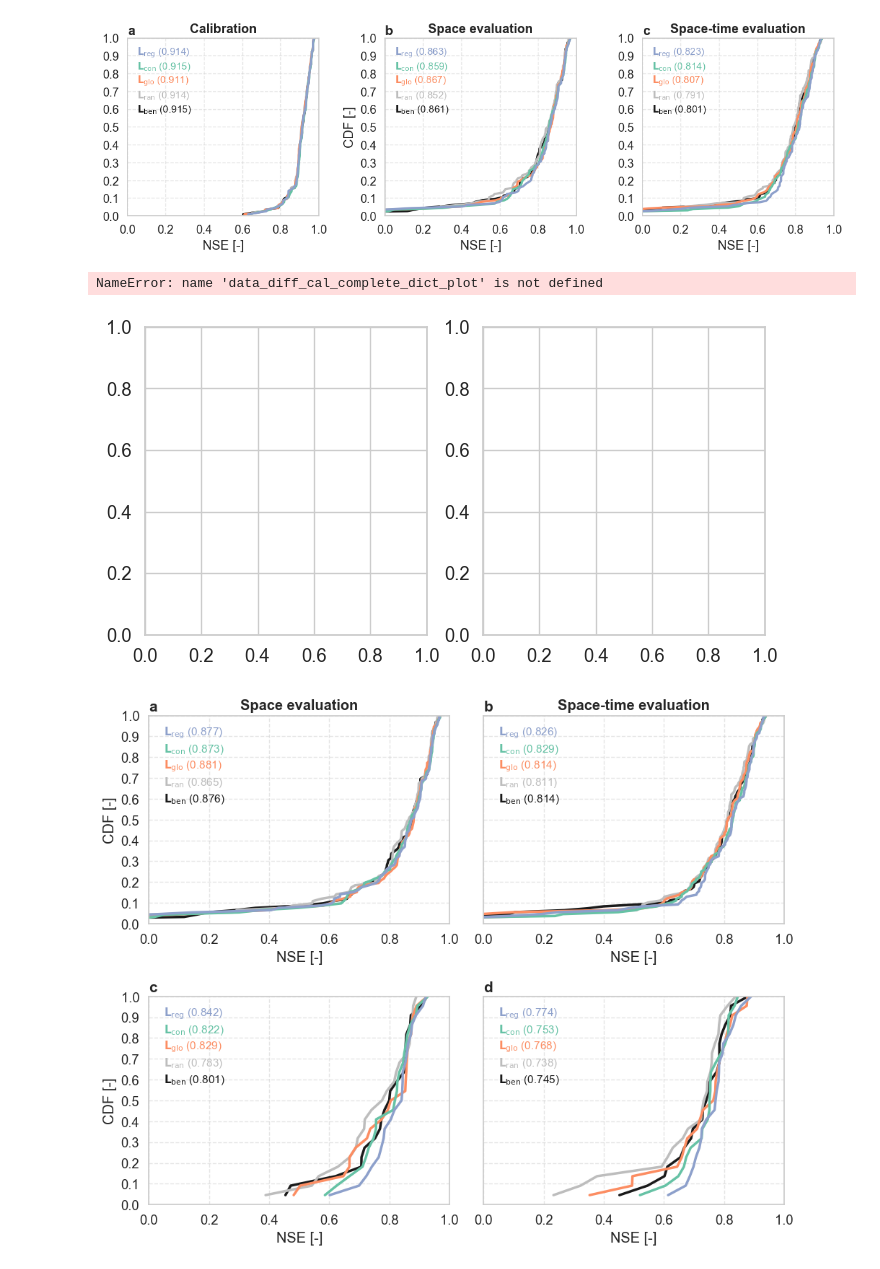
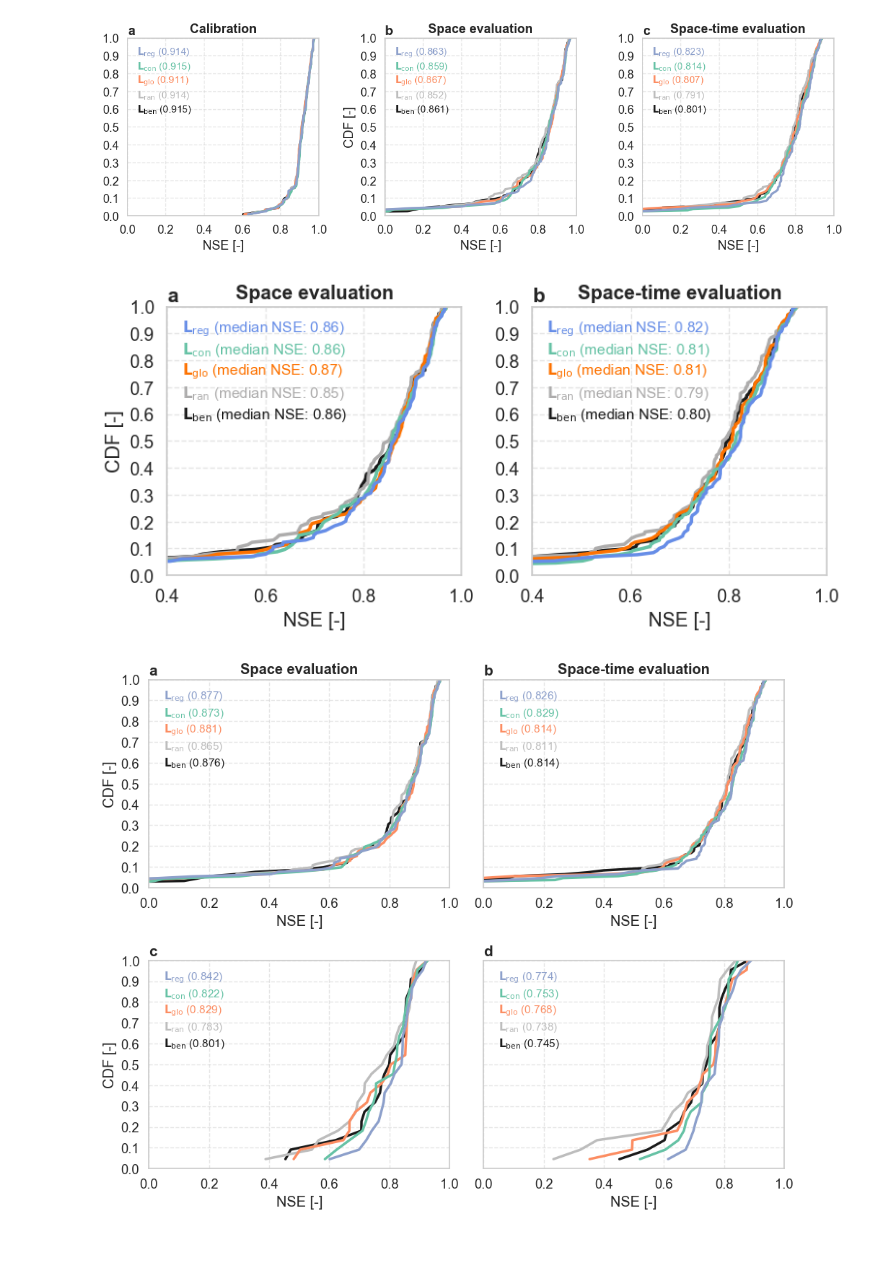
Before and after one commit to thiagovmdon/estreams_superflexpy, a Jupyter notebook: code/Part-6-figures-and-analysis-LSTM.ipynb, the cells around one changed output. Drawn from its saved outputs; the diff is of its cells as text; code cells hidden in the pictures.

```diff
--- a/code/Part-6-figures-and-analysis-LSTM.ipynb
+++ b/code/Part-6-figures-and-analysis-LSTM.ipynb
@@ -2243,40 +2122,39 @@ fig, axs = plt.subplots(1, 2, figsize=(8, 4), sharey=False)
 #    title="Model experiment",
 #    loc="center",
 #    frameon=False,
 #    fontsize=12,
 #    title_fontsize=14
 #)
 
 # ---- Space evaluation ----
 plot_cdf_mean(
     axs[0],
     data_diff_cal_complete_dict_plot,
     "Space evaluation",
     "a"
 )
 
 # ---- Space-time evaluation ----
 plot_cdf_mean(
     axs[1],
     data_diff_val_complete_dict_plot,
     "Space-time evaluation",
     "b"
 )
 
 axs[0].set_ylabel("CDF [-]")
 
 # ---- Save & show ----
 plt.tight_layout()
-plt.savefig(
-    "../results/figs/figures/jpgs/fig05.jpg",
-    dpi=300,
-    bbox_inches="tight"
-)
+#plt.savefig(
+#    "../results/figs/figures/jpgs/fig05.jpg",
+#    dpi=300,
+#    bbox_inches="tight"
+#)
 
 plt.show()
 # %% [output]
-NameError: name 'data_diff_cal_complete_dict_plot' is not defined
-[figure, old version]
+[figure, new version]
 # %%
 import numpy as np
 import pandas as pd
```
Also changed, not shown: parts of 34 cells of this notebook, 5 other files.
